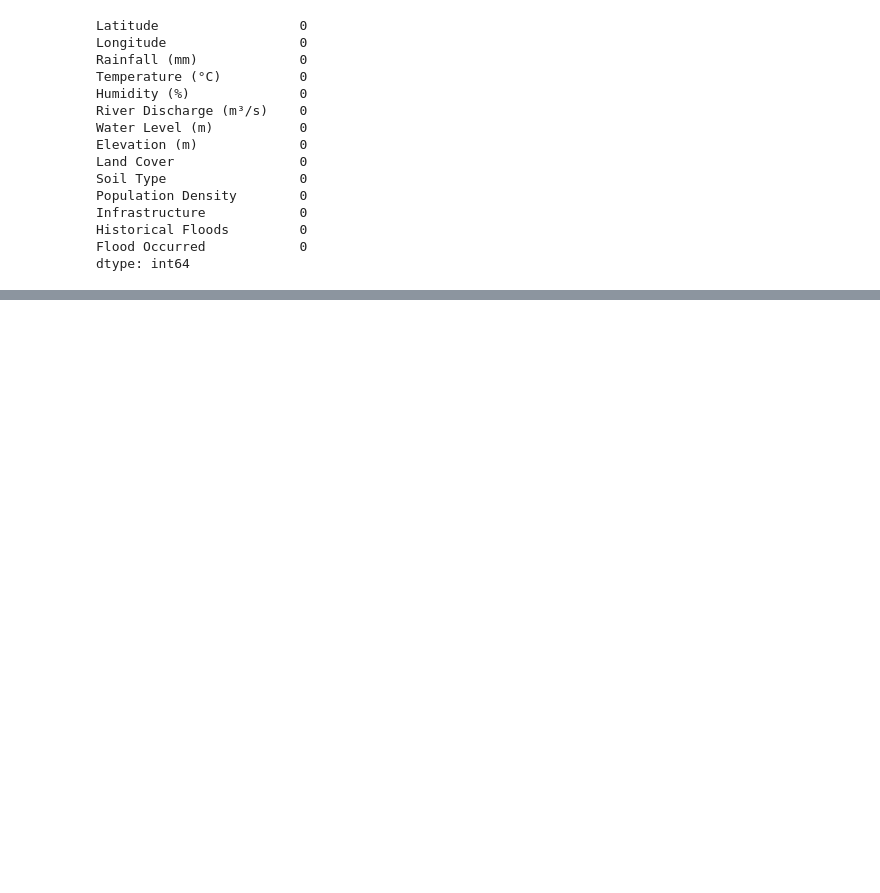
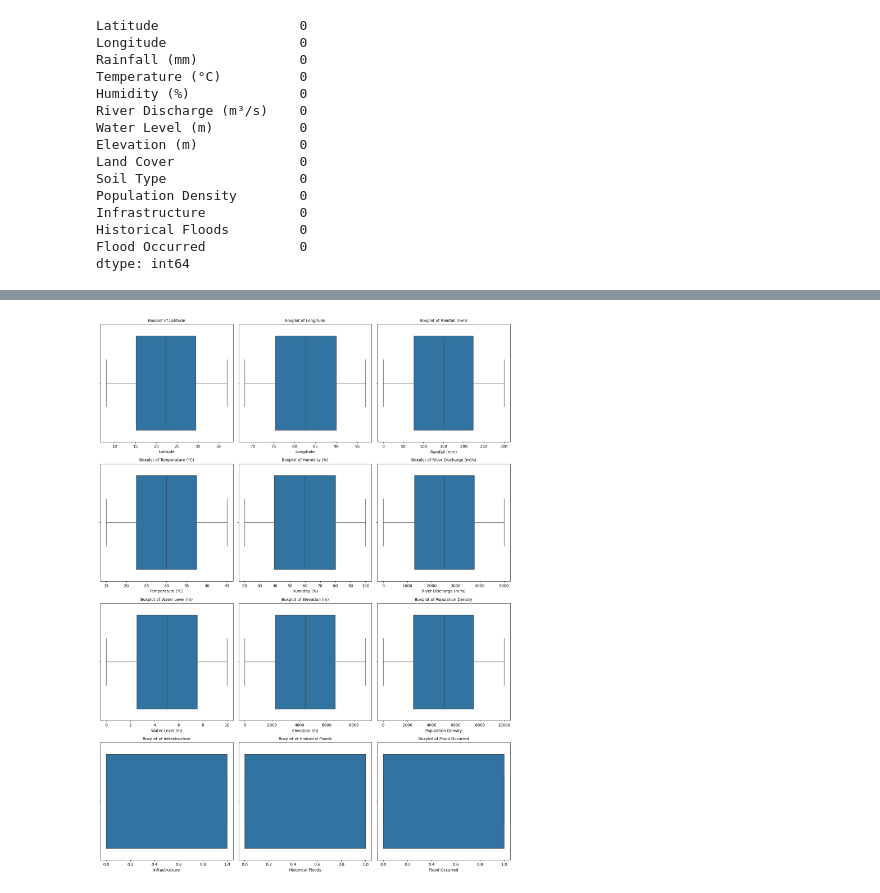
Before and after one commit to Ishitajuyal/Flood_Prediction, a Jupyter notebook: Project_Flood_Prediction.ipynb, the cells around one changed output, grey strips where cells are left out. Saved outputs shown, nothing was run; the diff lists cells and outputs as text; code cells hidden in the pictures; blank space fills up the shorter version.

```diff
--- a/Project_Flood_Prediction.ipynb
+++ b/Project_Flood_Prediction.ipynb
@@ -101,0 +131,20 @@ dtype: int64
+# %%
+# Boxplots for outlier detection (Subplots)
+numeric_cols = flood_data.select_dtypes(include=np.number).columns
+num_features = len(numeric_cols)
+
+# Define subplot grid (3 columns per row)
+rows = int(np.ceil(num_features / 3))
+cols = 3
+
+plt.figure(figsize=(15, 5 * rows))
+
+for i, col in enumerate(numeric_cols, 1):
+    plt.subplot(rows, cols, i)
+    sns.boxplot(x=flood_data[col])
+    plt.title(f"Boxplot of {col}", fontsize=10)
+
+plt.tight_layout()
+plt.show()
+# %% [output]
+[figure, added]
```
Also changed, not shown: parts of 15 cells of this notebook, 1 other file.
